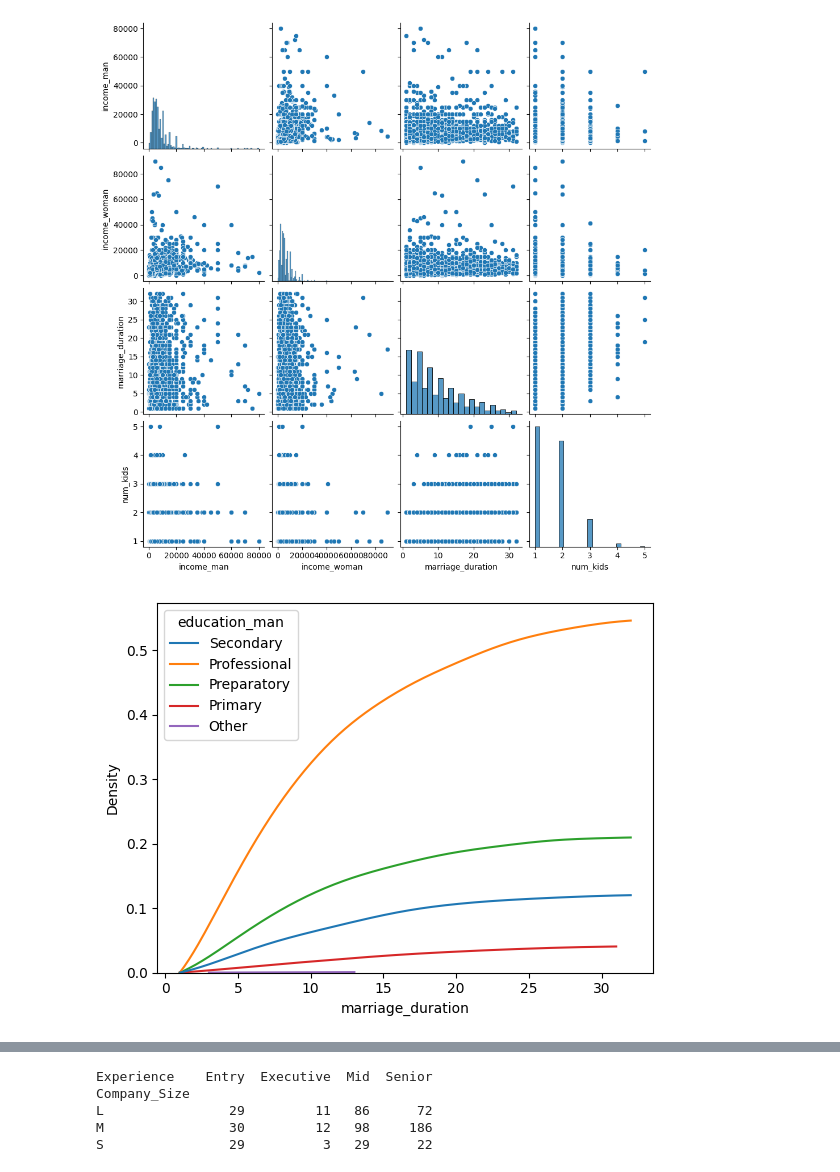
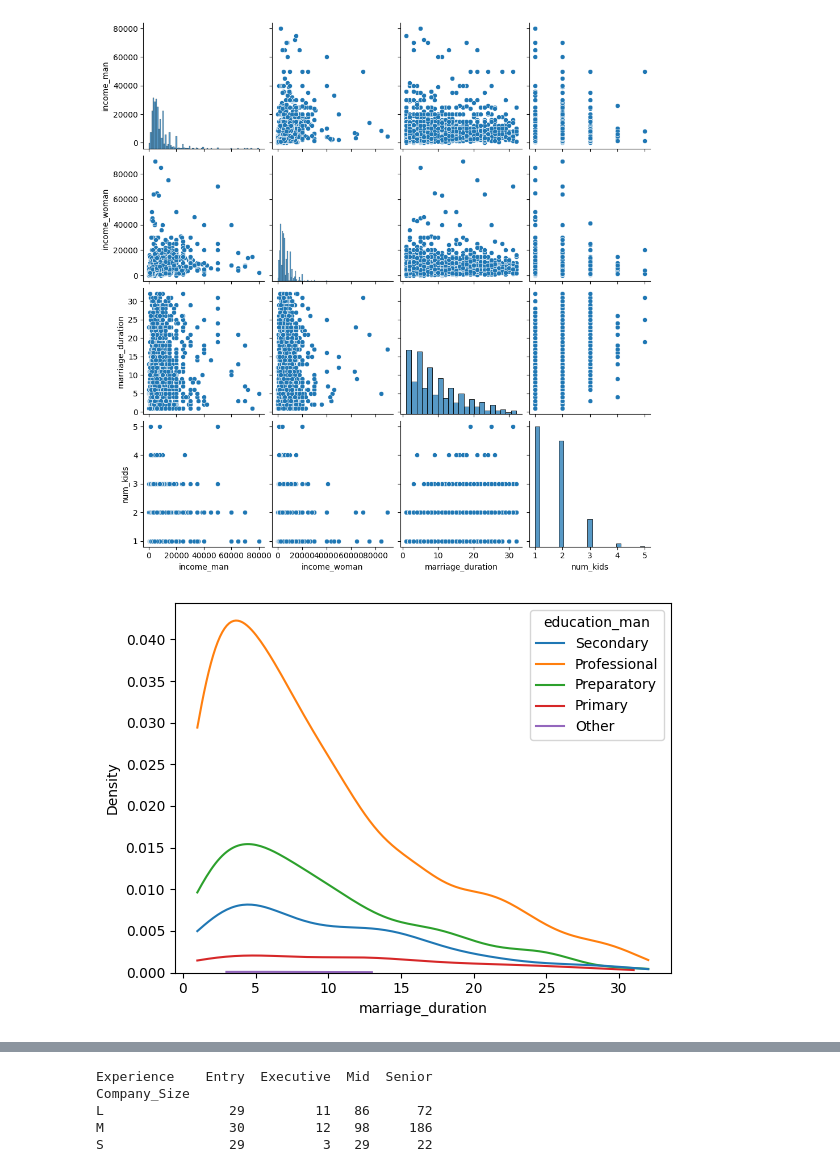
Before and after one commit to NobiSamid/EDA, a Jupyter notebook: EDA.ipynb, the cells around one changed output, grey strips where cells are left out. Cells and saved outputs as stored; diff of their text form; code cells hidden in the pictures.

Commit message:
kde graph updated

```diff
--- a/EDA.ipynb
+++ b/EDA.ipynb
@@ -392,10 +392,11 @@ plt.show()
 # %% [output]
 [figure]
 # %%
-sns.kdeplot(data=dvrs, x='marriage_duration', hue='education_man', cut=0, cumulative=True)
+sns.kdeplot(data=dvrs, x='marriage_duration', hue='education_man', cut=0, cumulative=False)
+# sns.kdeplot(data=dvrs, x='marriage_duration', hue='education_man', cut=0, cumulative=True)
 plt.show()
 # %% [output]
-[figure, old version]
+[figure, new version]
 # %%
 slr = pd.read_csv(r"E:\New folder\eda\ds_salaries_clean.csv")
 slr
```
